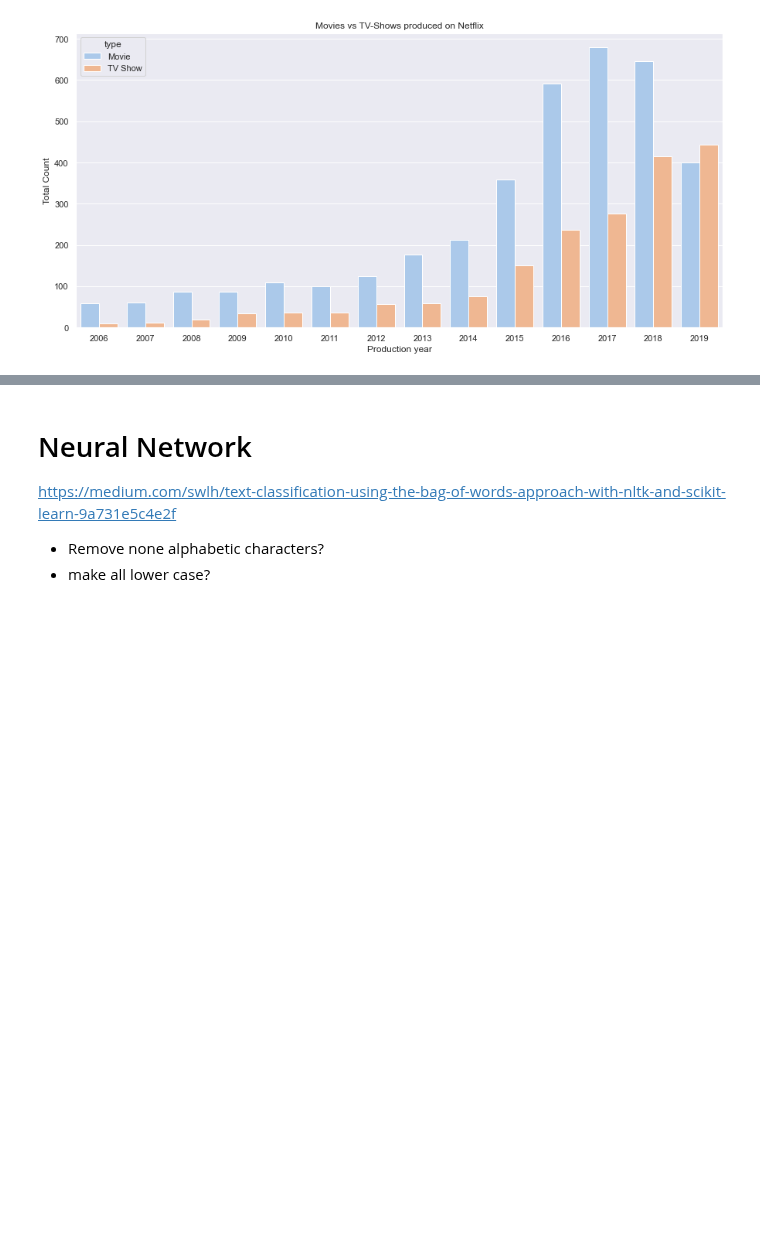
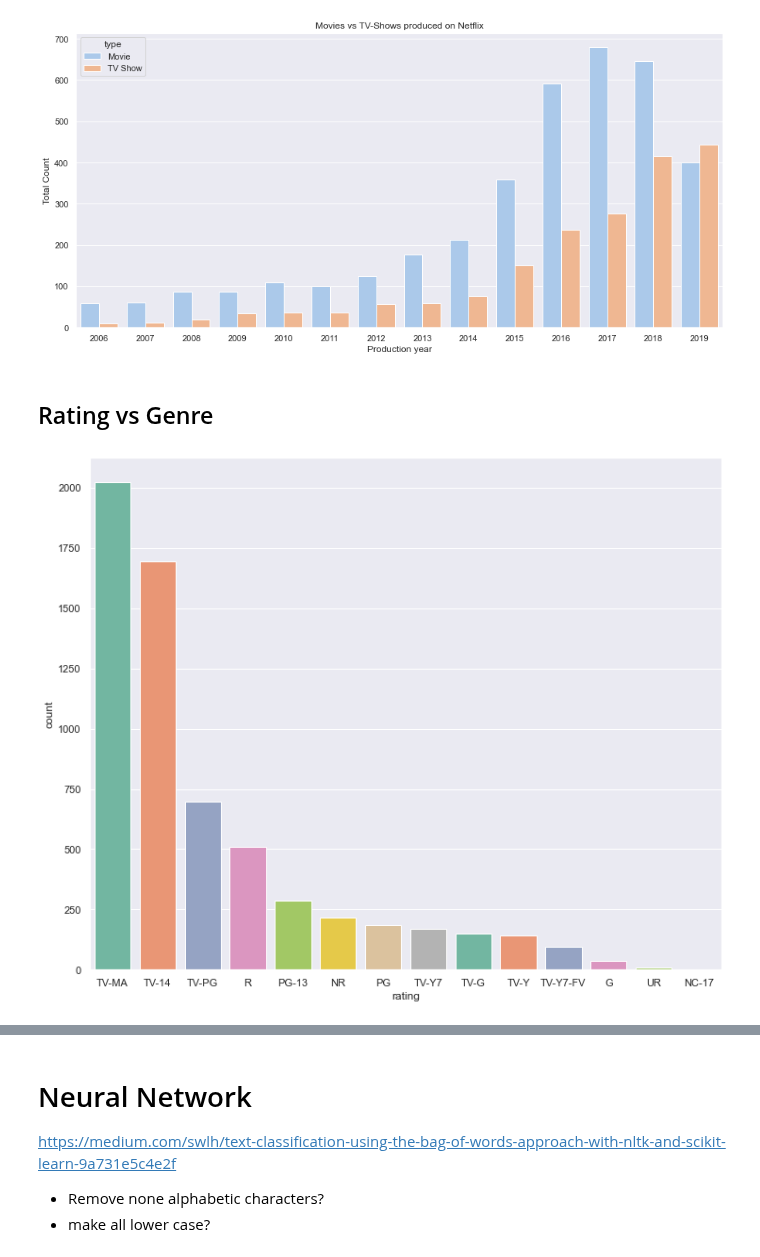
Before and after one commit to aSkailand/dat540-netflix_catalogue, a Jupyter notebook: steffen/Netflix Project Steffen.ipynb, the cells around one changed output, grey strips where cells are left out. Cells and saved outputs as stored; diff of their text form; code cells hidden in the pictures; blank space fills up the shorter version.

```diff
--- a/steffen/Netflix Project Steffen.ipynb
+++ b/steffen/Netflix Project Steffen.ipynb
@@ -148,3 +148,11 @@ plt.ylabel("Total Count")
 plt.show()
 # %% [output]
 [figure]
+# %% [markdown]
+## Rating vs Genre
+# %%
+plt.figure(figsize=(12,10))
+sns.set(style="darkgrid")
+ax = sns.countplot(x="rating", data=netflix_data, palette="Set2", order=netflix_data['rating'].value_counts().index[0:15])
+# %% [output]
+[figure, added]
```
Also changed, not shown: parts of 17 cells of this notebook, 2 other files.
